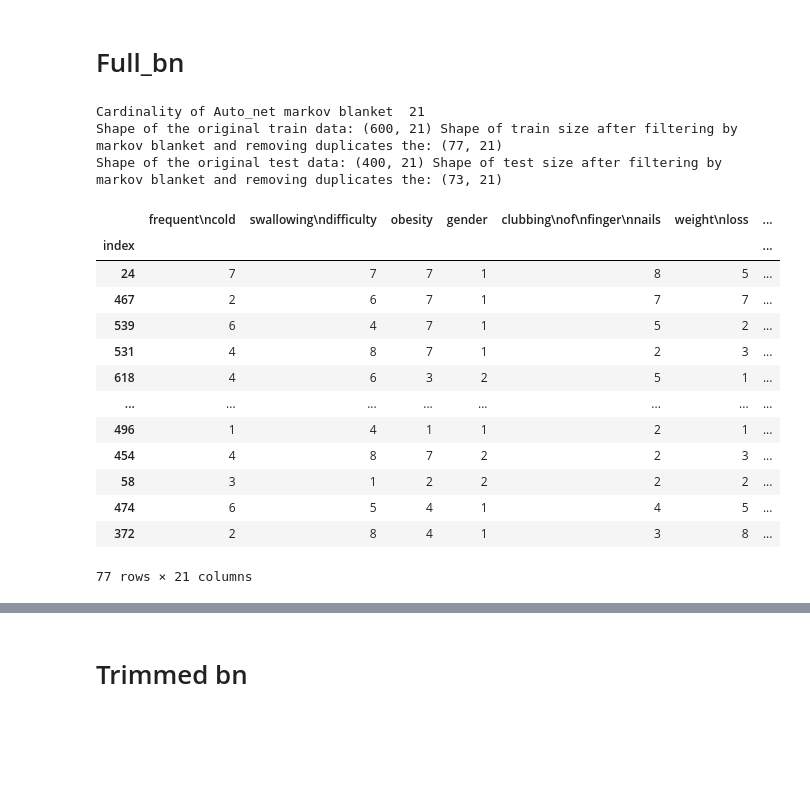
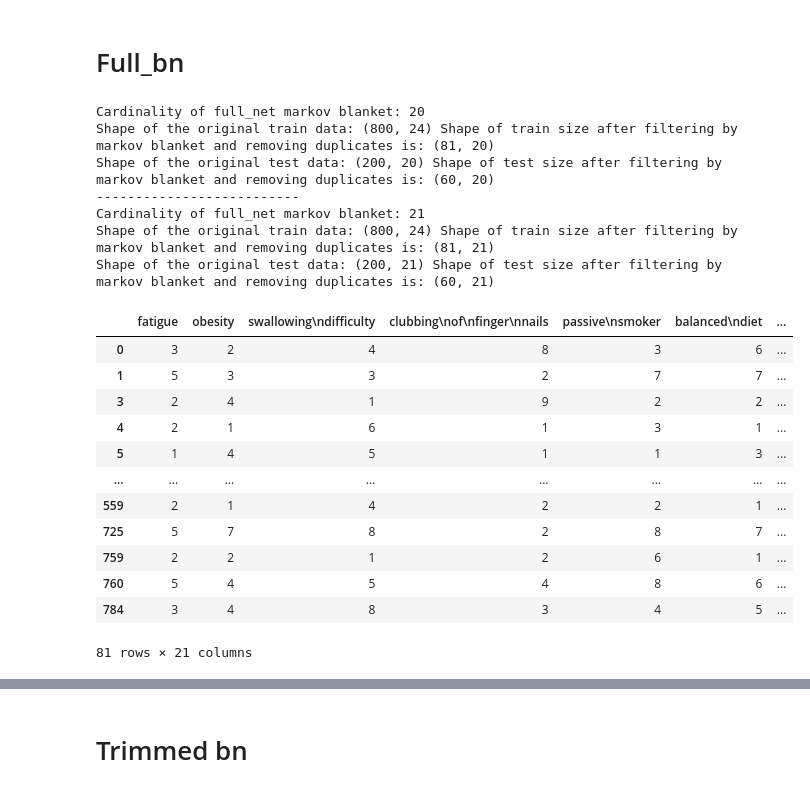
Before and after one commit to SeppiaBrilla/FAIKR_2023_MOD_3_Project, a Jupyter notebook: FAIRK_2023_MOD_3_Project.ipynb, the cells around one changed output, grey strips where cells are left out. Saved outputs shown, nothing was run; the diff lists cells and outputs as text; code cells hidden in the pictures; blank space fills up the shorter version.

```diff
--- a/FAIRK_2023_MOD_3_Project.ipynb
+++ b/FAIRK_2023_MOD_3_Project.ipynb
@@ -88,9 +90,8 @@ data.hist(figsize=(15,12));
 # %%
-# 1 = 'child', 2 = 'young adult', 3 = 'adult', 4 = 'elder'
 columns = ['Age']
 bins_edges = {'Age':[0, 18, 30, 60, 100]}
-categories = {'Age':[1, 2, 3, 4]}
-data = discretize(data.copy(), columns, bins_edges, categories=categories)
+categories = {'Age':[0, 1, 2, 3]}
+data = discretize(data, columns, bins_edges, categories=categories)
 # %% [markdown]
 ## Let’s take a look to the correlation of the data
 # %%
@@ -107,12 +108,12 @@ sns.heatmap(corr,annot=True, mask=mask);
 # %%
 data.columns = [node.replace(" ", "\n").lower() for node in data.columns.values]
 target = target.lower()
-data_train, data_test = train_test_split(data, random_state=random_state, train_size=0.60)
+data_train, data_test = train_test_split(data, random_state=random_state, train_size=0.80)
+data_test.reset_index(drop=True, inplace=True)
+data_train.reset_index(drop=True, inplace=True)
 # %% [markdown]
 ### Naive Bayes model
 # %%
-nb_model = NaiveBayes(
-    feature_vars=data.columns.values[data.columns.values != target],
-    dependent_var=target)
+nb_model = NaiveBayes(feature_vars=data.columns.values[data.columns.values != target], dependent_var=target)
 draw_net(data.columns.values, nb_model, style='circular', target='level')
 # %% [output]
@@ -403,36 +397,56 @@ data_test[mb].drop_duplicates()
 # Full_bn
 # %%
 mb = full_bn_model.get_markov_blanket('level')
-mb +=['level']
-print('Cardinality of Auto_net markov blanket ', len(mb))
+print('Cardinality of full_net markov blanket:', len(mb))
 
-orig_shape = data_train[mb].shape
+orig_shape = data_train.shape
 reduced_shape = data_train[mb].drop_duplicates().shape
 
 
-print('Shape of the original train data:',orig_shape, 'Shape of train size after filtering by markov blanket and removing duplicates the:', reduced_shape)
+print('Shape of the original train data:',orig_shape, 'Shape of train size after filtering by markov blanket and removing duplicates is:', reduced_shape)
 orig_shape = data_test[mb].shape
 reduced_shape = data_test[mb].drop_duplicates().shape
 
-print('Shape of the original test data:',orig_shape, 'Shape of test size after filtering by markov blanket and removing duplicates the:', reduced_shape)
+print('Shape of the original test data:',orig_shape, 'Shape of test size after filtering by markov blanket and removing duplicates is:', reduced_shape)
 data_train[mb].drop_duplicates()
+
+
+print('--------------------------')
+
+
+mb = full_bn_model.get_markov_blanket('level')
+mb +=['level']
+
+orig_shape = data_train.shape
+reduced_shape = data_train[mb].drop_duplicates().shape
+
+
+print('Shape of the original train data:',orig_shape, 'Shape of train size after filtering by markov blanket and removing duplicates is:', reduced_shape)
+orig_shape = data_test[mb].shape
+reduced_shape = data_test[mb].drop_duplicates().shape
+
+print('Shape of the original test data:',orig_shape, 'Shape of test size after filtering by markov blanket and removing duplicates is:', reduced_shape)
+data_train[mb].drop_duplicates()
 # %% [output]
-Cardinality of Auto_net markov blanket  21
-Shape of the original train data: (600, 21) Shape of train size after filtering by markov blanket and removing duplicates the: (77, 21)
-Shape of the original test data: (400, 21) Shape of test size after filtering by markov blanket and removing duplicates the: (73, 21)
+Cardinality of full_net markov blanket: 20
+Shape of the original train data: (800, 24) Shape of train size after filtering by markov blanket and removing duplicates is: (81, 20)
+Shape of the original test data: (200, 20) Shape of test size after filtering by markov blanket and removing duplicates is: (60, 20)
+--------------------------
+Cardinality of full_net markov blanket: 21
+Shape of the original train data: (800, 24) Shape of train size after filtering by markov blanket and removing duplicates is: (81, 21)
+Shape of the original test data: (200, 21) Shape of test size after filtering by markov blanket and removing duplicates is: (60, 21)
-|  | frequent\ncold | swallowing\ndifficulty | obesity | gender | clubbing\nof\nfinger\nnails | weight\nloss | ... |
-| index |  |  |  |  |  |  | ... |
-| 24 | 7 | 7 | 7 | 1 | 8 | 5 | ... |
-| 467 | 2 | 6 | 7 | 1 | 7 | 7 | ... |
-| 539 | 6 | 4 | 7 | 1 | 5 | 2 | ... |
-| 531 | 4 | 8 | 7 | 1 | 2 | 3 | ... |
-| 618 | 4 | 6 | 3 | 2 | 5 | 1 | ... |
+|  | fatigue | obesity | swallowing\ndifficulty | clubbing\nof\nfinger\nnails | passive\nsmoker | balanced\ndiet | ... |
+| 0 | 3 | 2 | 4 | 8 | 3 | 6 | ... |
+| 1 | 5 | 3 | 3 | 2 | 7 | 7 | ... |
+| 3 | 2 | 4 | 1 | 9 | 2 | 2 | ... |
+| 4 | 2 | 1 | 6 | 1 | 3 | 1 | ... |
+| 5 | 1 | 4 | 5 | 1 | 1 | 3 | ... |
 | ... | ... | ... | ... | ... | ... | ... | ... |
-| 496 | 1 | 4 | 1 | 1 | 2 | 1 | ... |
-| 454 | 4 | 8 | 7 | 2 | 2 | 3 | ... |
-| 58 | 3 | 1 | 2 | 2 | 2 | 2 | ... |
-| 474 | 6 | 5 | 4 | 1 | 4 | 5 | ... |
-| 372 | 2 | 8 | 4 | 1 | 3 | 8 | ... |
+| 559 | 2 | 1 | 4 | 2 | 2 | 1 | ... |
+| 725 | 5 | 7 | 8 | 2 | 8 | 7 | ... |
+| 759 | 2 | 2 | 1 | 2 | 6 | 1 | ... |
+| 760 | 5 | 4 | 5 | 4 | 8 | 6 | ... |
+| 784 | 3 | 4 | 8 | 3 | 4 | 5 | ... |
-77 rows × 21 columns
+81 rows × 21 columns
 # %%
 data_test[mb].drop_duplicates()
```
Also changed, not shown: parts of 29 cells of this notebook, 1 other file.
